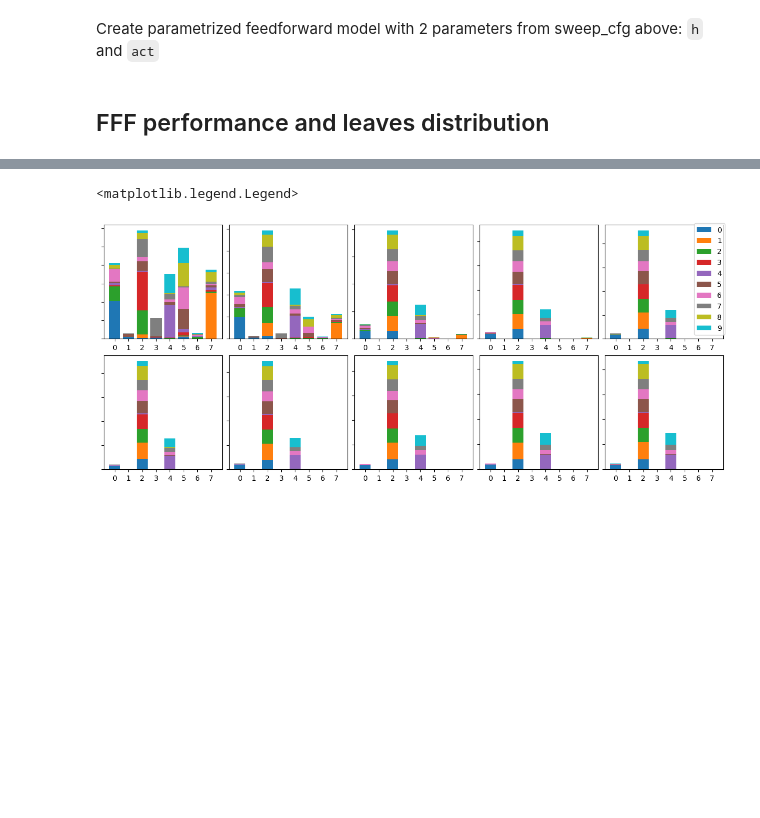
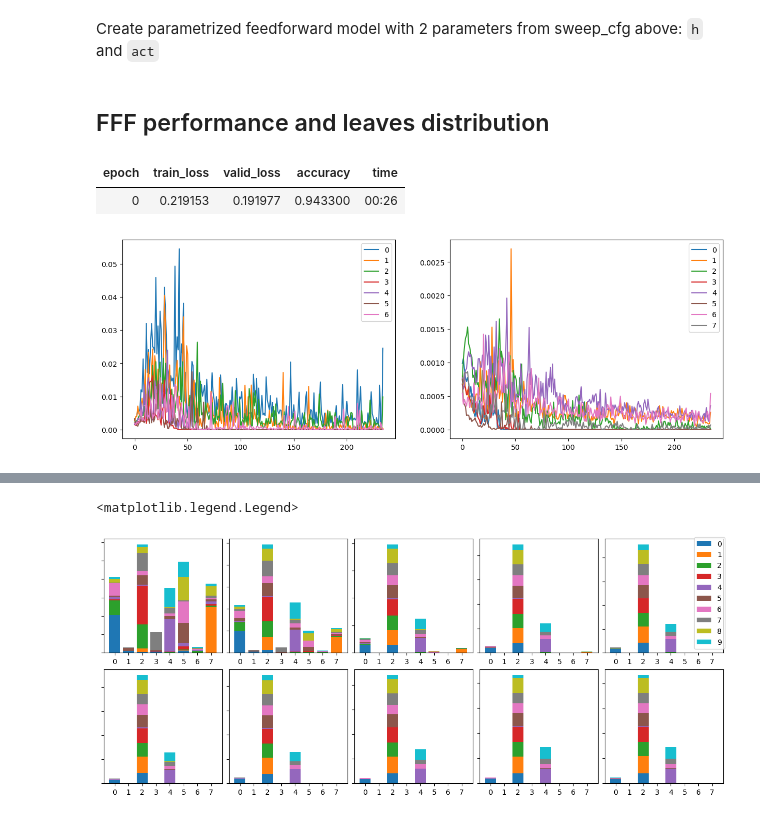
Before and after one commit to ssslakter/FastFF, a Jupyter notebook: nbs/02_performance.ipynb, the cells around one changed output, grey strips where cells are left out. Drawn from its saved outputs; the diff is of its cells as text; code cells hidden in the pictures; blank space fills up the shorter version.

```diff
--- a/nbs/02_performance.ipynb
+++ b/nbs/02_performance.ipynb
@@ -103,14 +103,11 @@ run_sweep(train_dataset, test_dataset, prm_model_ff, sweep_cfg, project="FFF", c
 #|export
 class FFFLeavesDistCB(Callback):
     '''Gets data from leaves of FFF module and logs to wandb if enabled'''
-    def __init__(self, use_wandb=False, module=None, sample_size=30):
-        self.sample_size = sample_size
-        self.module = module
-        self.wandb = use_wandb
+    def __init__(self, leaves_attr, wandb=False, module=None, sample_size=30):
+        store_attr()
 
     def before_fit(self):
         self.module = ifnone(self.module, self.learn.model)
-        self.total_leaves = getattr(self.module, 'total_leaves', None)
         if self.wandb: self._wandb_step = wandb.run.step - 1
         self.data = []
 
@@ -121,7 +118,7 @@ class FFFLeavesDistCB(Callback):
     def after_batch(self):
         if self.training:
             if self.wandb:  self._wandb_step += 1
-            self.tree_leaves.append(self.module.leaves.argmax(1))
+            self.tree_leaves.append(getattr(self.module,self.leaves_attr).argmax(1))
             self.preds.append(self.pred.argmax(1))
             self.xs.append(self.xb[0]), self.ys.append(self.yb[0])
 
@@ -148,11 +145,10 @@ class FFFLeavesDistCB(Callback):
 
     def leaf_hist(self, epoch_idx, ax=None, show=True):
         leaves, lbls = self.data[epoch_idx][2], self.data[epoch_idx][1]
-        if not self.total_leaves: self.total_leaves = leaves.unique().max()+1
         if not ax: ax = subplots()[1][0]
-        bottom, bins = torch.zeros(self.total_leaves), L(range(self.total_leaves)).map(str)
+        bottom, bins = torch.zeros(self.module.n_leaves), L(range(self.module.n_leaves)).map(str)
         for d in range(10):
-            hist = torch.bincount(leaves[lbls==d], minlength=self.total_leaves)
+            hist = torch.bincount(leaves[lbls==d], minlength=self.module.n_leaves)
             ax.bar(bins, hist, label=str(d),bottom=bottom)
             bottom += hist
         if show:
@@ -164,3 +160,25 @@ wandb.init(project='FFF')
+# %%
+#|export
+class GetGradCB(Callback):
+    '''Get grads from module attributes'''
+    def __init__(self, attrs:list, module=None): self.module, self.attrs = module, attrs
+    def before_fit(self):
+        self.module = ifnone(self.module, self.learn.model)
+        self.grads = {k:[] for k in self.attrs}
+
+    def after_fit(self): self.grads = {k:torch.stack(self.grads[k]) for k in self.attrs}
+
+    def after_backward(self):
+        for attr in self.attrs:
+            grad = getattr(getattr(self.module, attr, None), 'grad', None)
+            if grad is None: continue
+            self.grads[attr].append(torch.clone(grad.detach()))
+
+    def show(self, attr, normalize=lambda x: x.abs().mean(-1), ax=None, figsize=(8,6)):
+        if not ax: ax = subplots(figsize=figsize)[1][0]
+        grads = normalize(self.grads[attr])
+        for i in range(grads.shape[-1]): ax.plot(grads[:,i],label=i)
+        ax.legend()
 # %%
 #|hide
 #|eval: false
@@ -169,5 +187,15 @@ dls = DataLoaders(TfmdDL(train_dataset, 256, True, num_workers=0),TfmdDL(test_da
 learn = Learner(dls, model_fff, loss_func=F.cross_entropy, metrics=accuracy, opt_func = Adam)
 # %%
 #|eval: false
-cbs = [FFFLeavesDistCB(True, model_fff[-1], 40), WandbCallback(log_preds=False)]
-learn.fit_one_cycle(10, lr_max=2e-2, cbs=cbs);
+cbs = [FFFLeavesDistCB('leaves', False, sample_size=40), GetGradCB(['w1s', 'node_weights','w2s'])]
+learn.fit_one_cycle(1, lr_max=3e-2, cbs=cbs);
+# %% [output]
+| epoch | train_loss | valid_loss | accuracy | time |
+| 0 | 0.219153 | 0.191977 | 0.943300 | 00:26 |
+# %%
+axes = subplots(figsize=(15,5), ncols=2)[1]
+
+cbs[1].show('node_weights',lambda x: x.abs().mean(-1), ax=axes[0])
+cbs[1].show('w1s',lambda x: x.abs().mean((-2,-1)), ax=axes[1])
+# %% [output]
+[figure, added]
```
Also changed, not shown: parts of 6 cells of this notebook, 7 other files.
